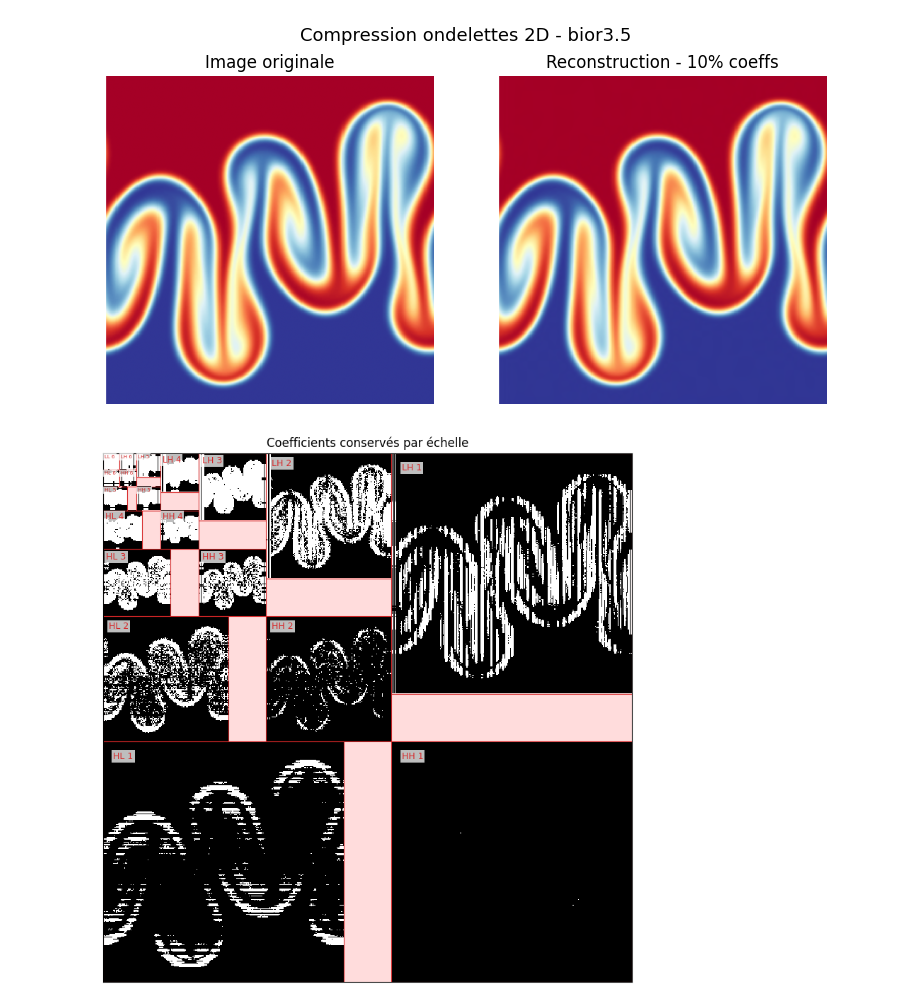
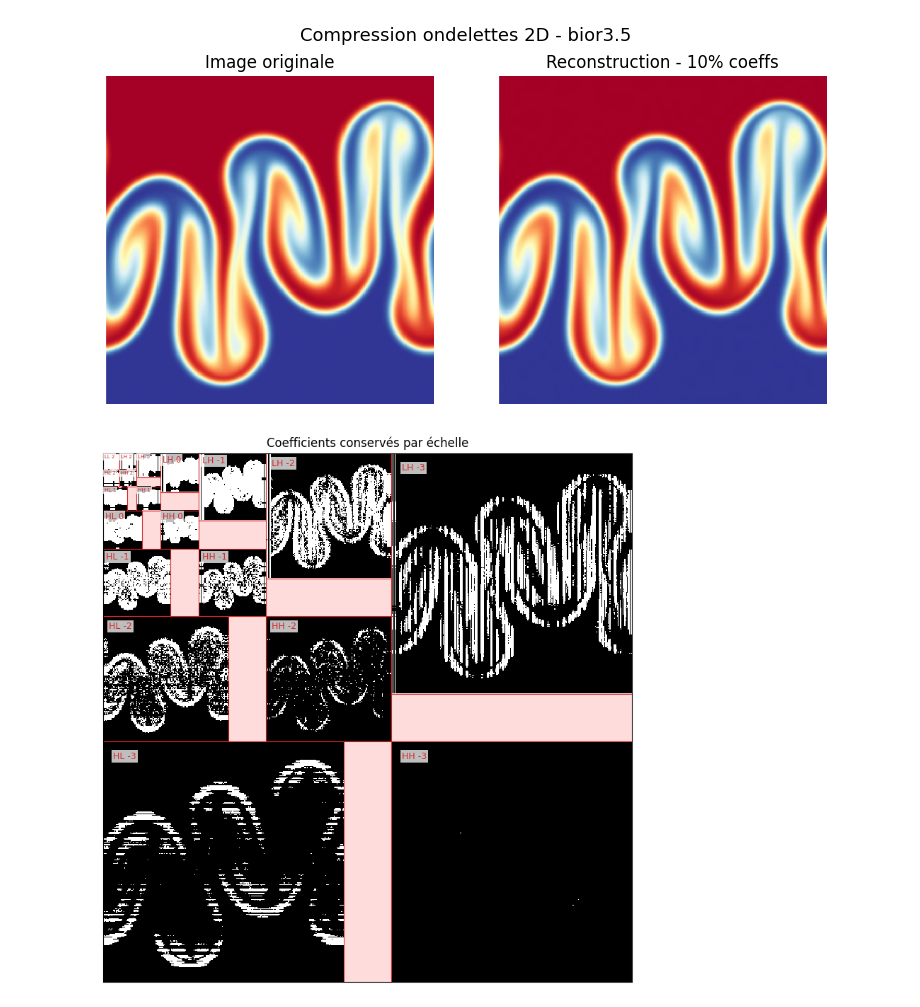
Before and after one commit to Samuel-Chapuis/Rayleigh-Taylor-Generative-Surrogate, a Jupyter notebook: analyse_outils/VisualisationWavelet.ipynb, the cells around one changed output. Saved outputs shown, nothing was run; the diff lists cells and outputs as text; code cells hidden in the pictures.

```diff
--- a/analyse_outils/VisualisationWavelet.ipynb
+++ b/analyse_outils/VisualisationWavelet.ipynb
@@ -407,7 +408,7 @@ def keep_large_wavelet_coeffs(channel, ratio, wavelet="bior3.5", level=3):
     return channel_rec, mask, coeffs_slices
 
 
-def compress_rgb_wavelets(img, ratio, wavelet="bior3.5", level=3):
+def compress_rgb_wavelets(img, ratio, wavelet="bior3.5", level=1):
     img_rec = np.zeros_like(img)
     masks = []
     coeffs_slices = None
@@ -457,7 +458,8 @@ plt.show()
 # %%
 def plot_wavelet_mask_by_scale(mask, coeffs_slices, cmap="gray", padding_color=(255,220,220)):
     """Affiche chaque sous-bande à sa vraie position dans le plan des coefficients."""
-    n_levels = len(coeffs_slices) - 1
+    # n_levels = len(coeffs_slices) - 1
+    n_levels = 2
     mask_layout = np.full(mask.shape, np.nan)
 
     def normalize_block(block):
@@ -509,31 +511,31 @@ def plot_wavelet_mask_by_scale(mask, coeffs_slices, cmap="gray", padding_color=(
     fig, ax = plt.subplots(figsize=(8, 8))
 
     add_band(ax, coeffs_slices[0], f"LL {n_levels}")
 
     # PyWavelets stocke les sous-bandes 2D avec les clés ad, da, dd.
     bands = [("LH", "ad"), ("HL", "da"), ("HH", "dd")]
     for row, level_slices in enumerate(coeffs_slices[1:], start=1):
         level = n_levels - row + 1
 
         for band_name, band_key in bands:
             add_band(ax, level_slices[band_key], f"{band_name} {level}")
 
     padding_color = np.asarray(padding_color) / 255
     cmap_plot = plt.get_cmap(cmap).copy()
 
     cmap_plot.set_bad(padding_color)
     ax.imshow(mask_layout, cmap=cmap_plot, interpolation="nearest")
 
     ax.set_title("Coefficients conservés par échelle")
     ax.set_xticks([])
     ax.set_yticks([])
 
     plt.tight_layout()
     plt.savefig("2DExemple_Masque.png", dpi=300)
     plt.show()
 
 
 
 plot_wavelet_mask_by_scale(mask_wavelet, coeffs_slices)
 # %% [output]
-[figure, old version]
+[figure, new version]
```
Also changed, not shown: parts of 1 cell of this notebook, 11 other files.
